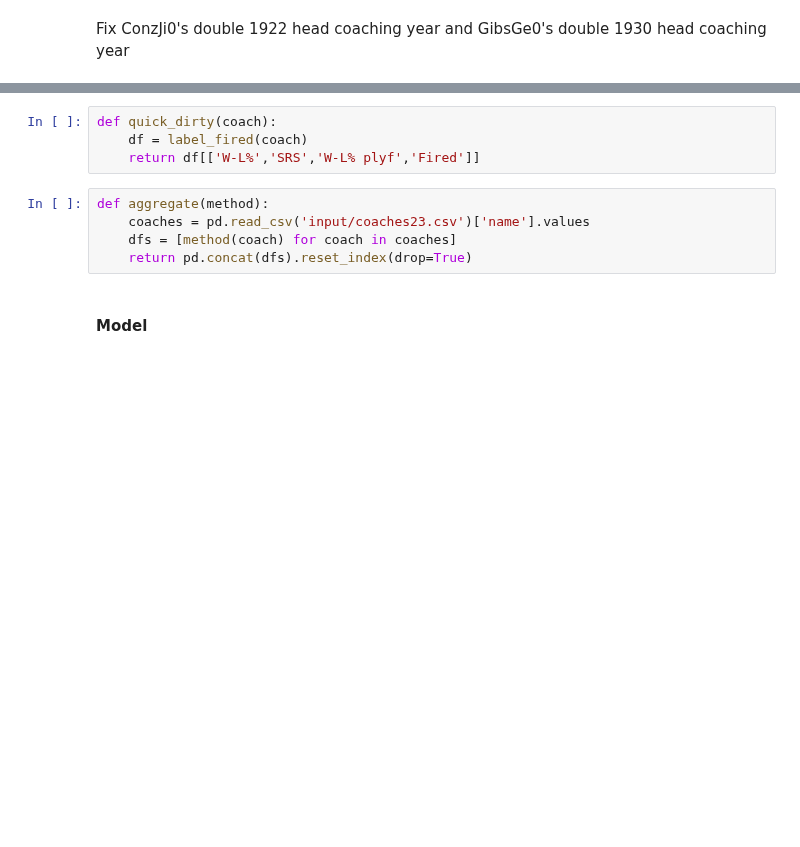
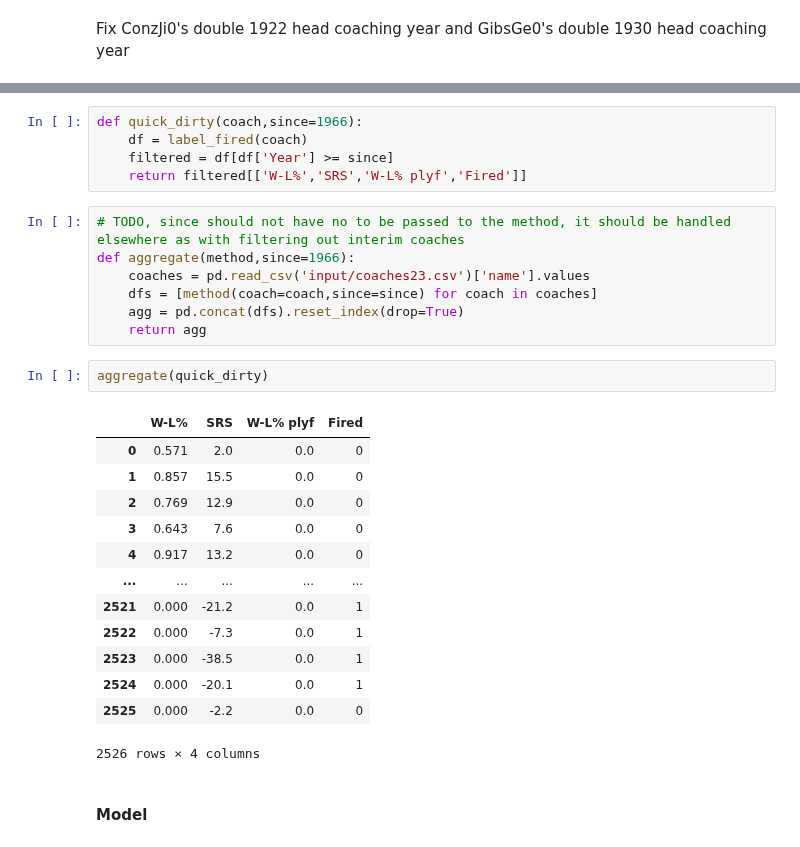
Before and after one commit to nhford/hot-seat-backend, a Jupyter notebook: redo.ipynb, the cells around one changed output, grey strips where cells are left out. Cells and saved outputs as stored; diff of their text form; blank space fills up the shorter version.

```diff
--- a/redo.ipynb
+++ b/redo.ipynb
@@ -94,11 +150,30 @@ label_fired(shula).tail()
 # %%
-def quick_dirty(coach):
+def quick_dirty(coach,since=1966):
     df = label_fired(coach)
-    return df[['W-L%','SRS','W-L% plyf','Fired']]
+    filtered = df[df['Year'] >= since]
+    return filtered[['W-L%','SRS','W-L% plyf','Fired']]
 # %%
-def aggregate(method):
+# TODO, since should not have no to be passed to the method, it should be handled elsewhere as with filtering out interim coaches
+def aggregate(method,since=1966):
     coaches = pd.read_csv('input/coaches23.csv')['name'].values
-    dfs = [method(coach) for coach in coaches]
-    return pd.concat(dfs).reset_index(drop=True)
+    dfs = [method(coach=coach,since=since) for coach in coaches]
+    agg = pd.concat(dfs).reset_index(drop=True)
+    return agg
+# %%
+aggregate(quick_dirty)
+# %% [output]
+|  | W-L% | SRS | W-L% plyf | Fired |
+| 0 | 0.571 | 2.0 | 0.0 | 0 |
+| 1 | 0.857 | 15.5 | 0.0 | 0 |
+| 2 | 0.769 | 12.9 | 0.0 | 0 |
+| 3 | 0.643 | 7.6 | 0.0 | 0 |
+| 4 | 0.917 | 13.2 | 0.0 | 0 |
+| ... | ... | ... | ... | ... |
+| 2521 | 0.000 | -21.2 | 0.0 | 1 |
+| 2522 | 0.000 | -7.3 | 0.0 | 1 |
+| 2523 | 0.000 | -38.5 | 0.0 | 1 |
+| 2524 | 0.000 | -20.1 | 0.0 | 1 |
+| 2525 | 0.000 | -2.2 | 0.0 | 0 |
+2526 rows × 4 columns
 # %% [markdown]
 #### Model
```
Also changed, not shown: parts of 33 cells of this notebook, 4 other files.
